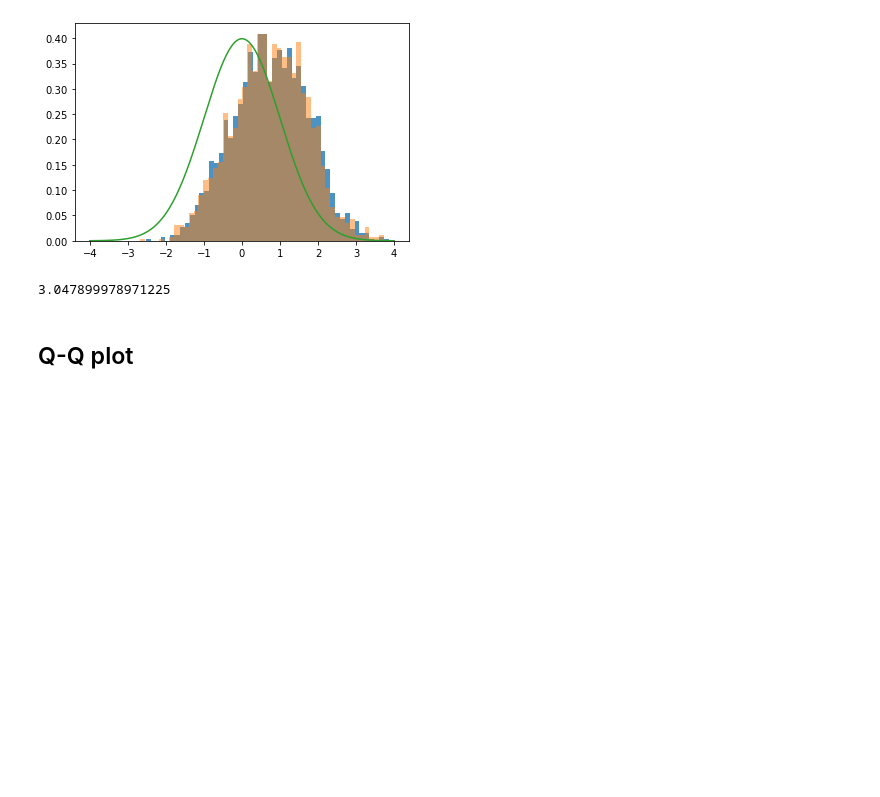
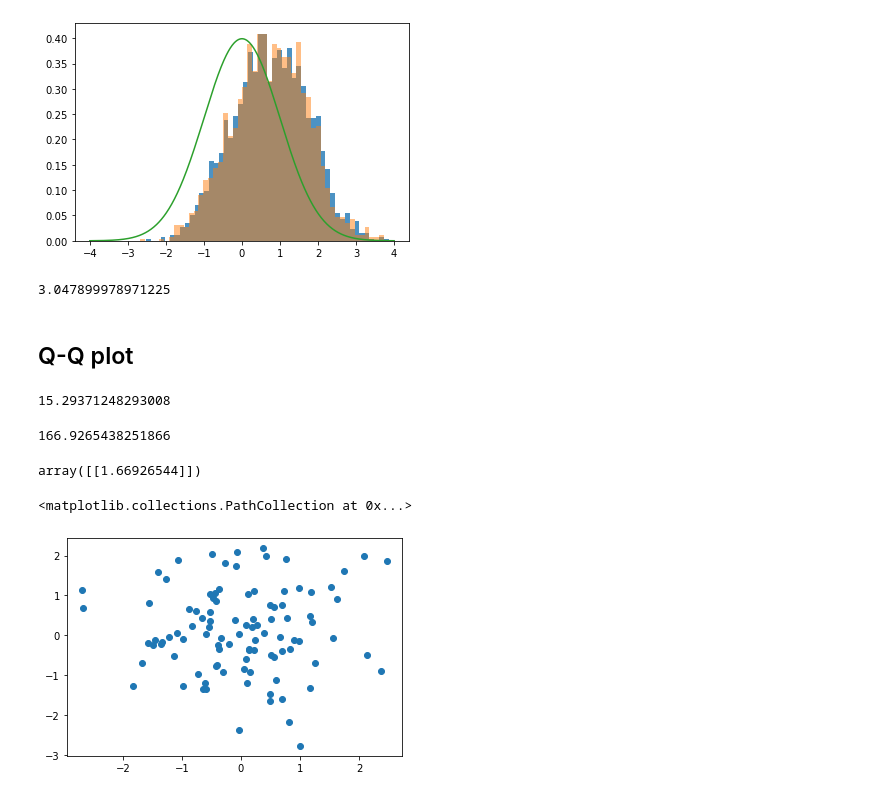
Before and after one commit to lucasmoschen/bivariate-beta, a Jupyter notebook: notebooks/images_paper.ipynb, the cells around one changed output. Saved outputs shown, nothing was run; the diff lists cells and outputs as text; code cells hidden in the pictures; blank space fills up the shorter version.

```diff
--- a/notebooks/images_paper.ipynb
+++ b/notebooks/images_paper.ipynb
@@ -641,9 +667,31 @@ Y_hat = U[:,0] + U[:,2]
 
 XY_hat = np.column_stack([X_hat,Y_hat])
 # %%
-from scipy.optimize import linear_sum_assignment
+n = 100
+x = np.random.multivariate_normal(mean=np.zeros(1), cov=np.eye(1), size=n)
+y = np.random.multivariate_normal(mean=np.zeros(1), cov=np.eye(1), size=n)
 # %%
 C = np.zeros((n,n))
-for i in range(50):
-    for j in range(50):
-        C[i,j] = np.linalg.norm(XY[i] - XY_hat[j], 2)
+for i in range(n):
+    for j in range(n):
+        C[i,j] = np.linalg.norm(x[i] - y[j], 2)
+
+index1, index2 = linear_sum_assignment(cost_matrix=C)
+C[index1, index2].sum()
+# %% [output]
+15.29371248293008
+# %%
+index1 = np.argsort(x)
+index2 = np.argsort(y)
+C[index1, index2].sum()
+# %% [output]
+166.9265438251866
+# %%
+x[index1[0]] - y[index2[0]]
+# %% [output]
+array([[1.66926544]])
+# %%
+plt.scatter(x[index1, 0], y[index2, 0])
+# %% [output]
+<matplotlib.collections.PathCollection at 0x...>
+[figure, added]
```
Also changed, not shown: parts of 5 cells of this notebook.
